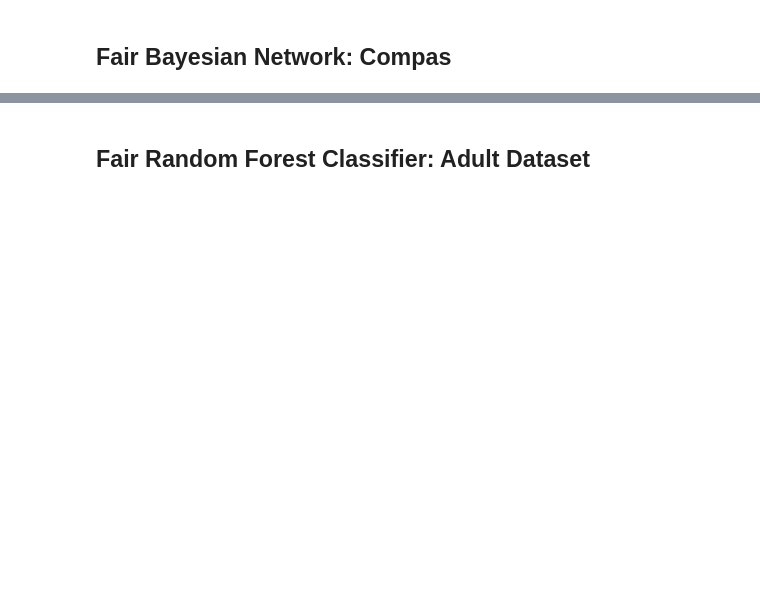
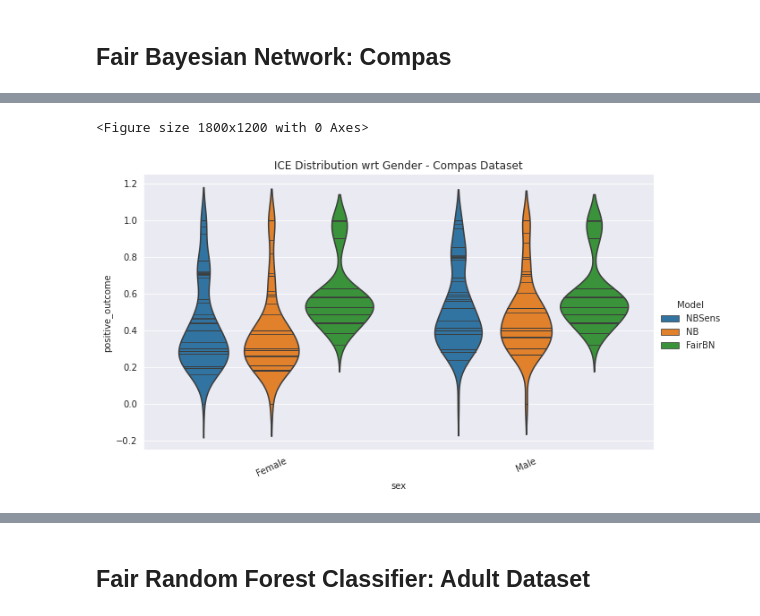
Before and after one commit to bcwein/Forseti, a Jupyter notebook: notebooks/local-agnostic.ipynb, the cells around one changed output, grey strips where cells are left out. Cells and saved outputs as stored; diff of their text form; code cells hidden in the pictures; blank space fills up the shorter version.

```diff
--- a/notebooks/local-agnostic.ipynb
+++ b/notebooks/local-agnostic.ipynb
@@ -287,0 +135,19 @@ plt.xticks(rotation=25)
+# %%
+sensitives = ['sex', 'race']
+label = 'two_year_recid'
+
+clf = latentLabelClassifier(
+    compassens,
+    sensitives,
+    label
+)
+
+clf.fit()
+
+tmp = clf.ICE('sex', samples=100)
+tmp['Model'] = 'FairBN'
+gendercompas = gendercompas.append(tmp, ignore_index=True)
+
+tmp = clf.ICE('race', samples=100)
+tmp['Model'] = 'FairBN'
+racecompas = racecompas.append(tmp, ignore_index=True)
@@ -287,0 +200,22 @@ plt.xticks(rotation=25)
+# %%
+plt.figure(dpi=300)
+
+sns.catplot(
+    x='sex',
+    y='positive_outcome',
+    data=gendercompas,
+    kind=kind,
+    inner='stick',
+    hue='Model',
+    aspect=16/9
+)
+
+plt.title('ICE Distribution wrt Gender - Compas Dataset')
+plt.xticks(rotation=25)
+plt.savefig(
+    'figures/ICEdistgender-compas.png',
+    bbox_inches = 'tight'
+)
+# %% [output]
+<Figure size 1800x1200 with 0 Axes>
+[figure, added]
```
Also changed, not shown: parts of 22 cells of this notebook, 18 other files.
